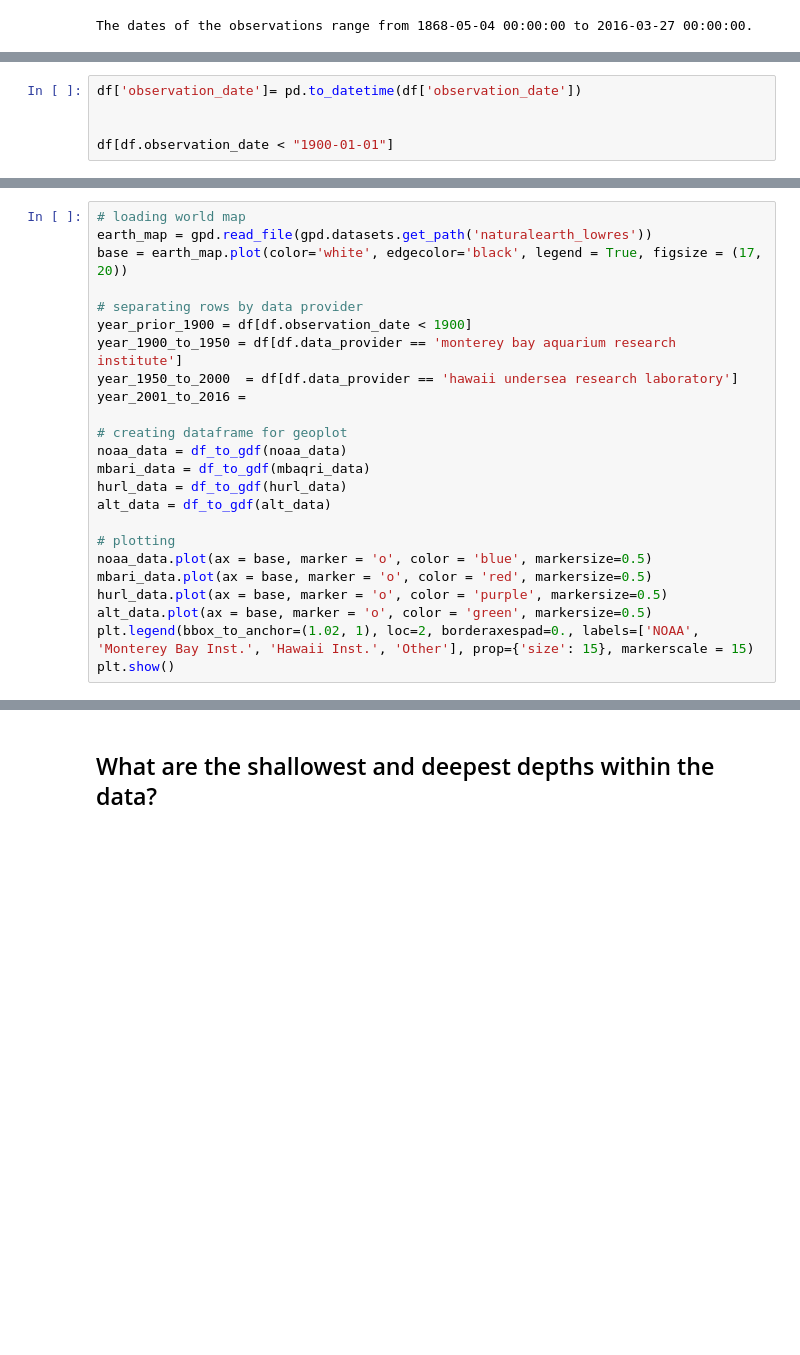
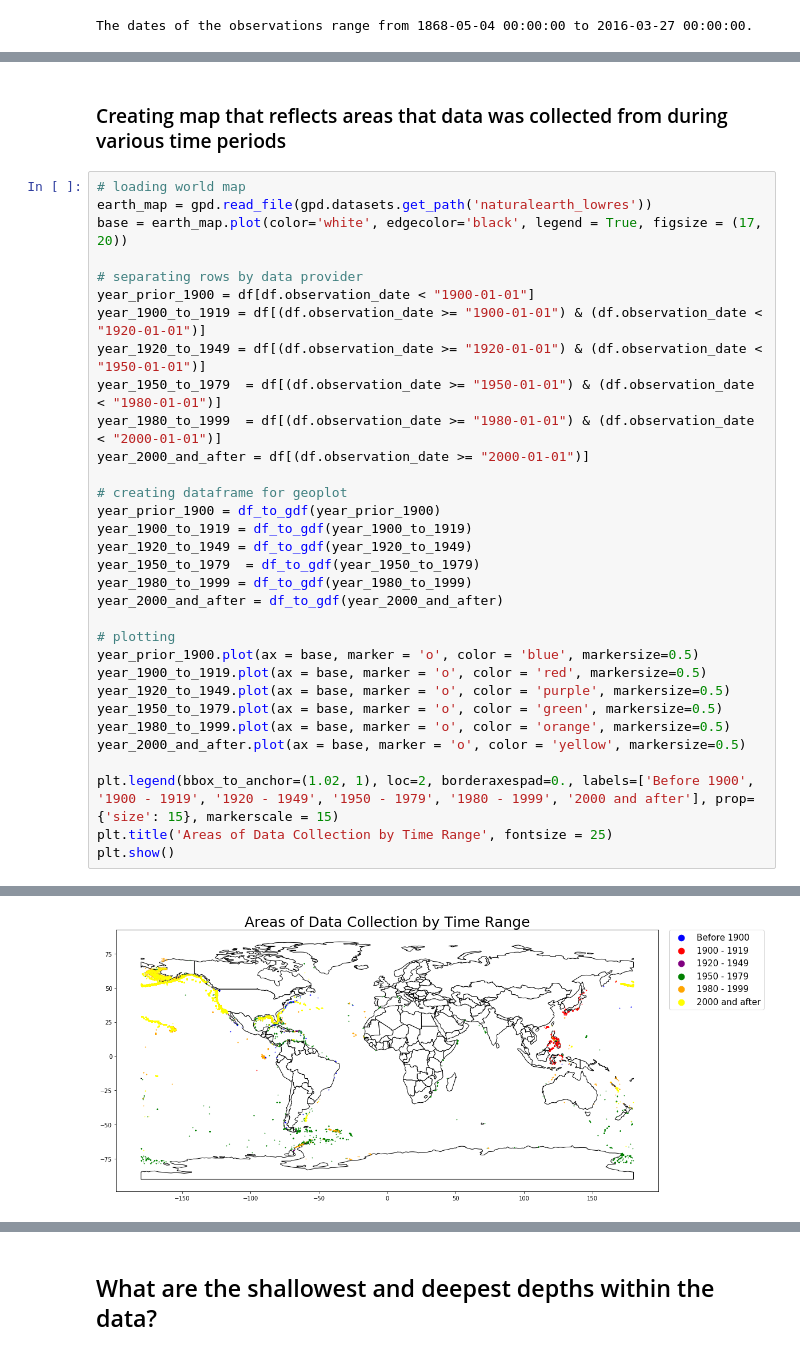
Before and after one commit to SamuelD-Data/deep_sea_corals_project, a Jupyter notebook: deep_sea_corals_project_notebook.ipynb, the cells around one changed output, grey strips where cells are left out. Saved outputs shown, nothing was run; the diff lists cells and outputs as text; blank space fills up the shorter version.

```diff
--- a/deep_sea_corals_project_notebook.ipynb
+++ b/deep_sea_corals_project_notebook.ipynb
@@ -269,5 +277,0 @@ The dates of the observations range from 1868-05-04 00:00:00 to 2016-03-27 00:00
-# %%
-df['observation_date']= pd.to_datetime(df['observation_date'])
-
-
-df[df.observation_date < "1900-01-01"]
@@ -288,25 +280,35 @@ df[df.observation_date < "1900-01-01"]
+# %% [markdown]
+### Creating map that reflects areas that data was collected from during various time periods
 # %%
 # loading world map
 earth_map = gpd.read_file(gpd.datasets.get_path('naturalearth_lowres'))
 base = earth_map.plot(color='white', edgecolor='black', legend = True, figsize = (17, 20))
 
 # separating rows by data provider
-year_prior_1900 = df[df.observation_date < 1900]
-year_1900_to_1950 = df[df.data_provider == 'monterey bay aquarium research institute']
-year_1950_to_2000  = df[df.data_provider == 'hawaii undersea research laboratory']
-year_2001_to_2016 =
+year_prior_1900 = df[df.observation_date < "1900-01-01"]
+year_1900_to_1919 = df[(df.observation_date >= "1900-01-01") & (df.observation_date < "1920-01-01")]
+year_1920_to_1949 = df[(df.observation_date >= "1920-01-01") & (df.observation_date < "1950-01-01")]
+year_1950_to_1979  = df[(df.observation_date >= "1950-01-01") & (df.observation_date < "1980-01-01")]
+year_1980_to_1999  = df[(df.observation_date >= "1980-01-01") & (df.observation_date < "2000-01-01")]
+year_2000_and_after = df[(df.observation_date >= "2000-01-01")]
 
 # creating dataframe for geoplot
-noaa_data = df_to_gdf(noaa_data)
-mbari_data = df_to_gdf(mbaqri_data)
-hurl_data = df_to_gdf(hurl_data)
-alt_data = df_to_gdf(alt_data)
+year_prior_1900 = df_to_gdf(year_prior_1900)
+year_1900_to_1919 = df_to_gdf(year_1900_to_1919)
+year_1920_to_1949 = df_to_gdf(year_1920_to_1949)
+year_1950_to_1979  = df_to_gdf(year_1950_to_1979)
+year_1980_to_1999 = df_to_gdf(year_1980_to_1999)
+year_2000_and_after = df_to_gdf(year_2000_and_after)
 
 # plotting
-noaa_data.plot(ax = base, marker = 'o', color = 'blue', markersize=0.5)
-mbari_data.plot(ax = base, marker = 'o', color = 'red', markersize=0.5)
-hurl_data.plot(ax = base, marker = 'o', color = 'purple', markersize=0.5)
-alt_data.plot(ax = base, marker = 'o', color = 'green', markersize=0.5)
-plt.legend(bbox_to_anchor=(1.02, 1), loc=2, borderaxespad=0., labels=['NOAA', 'Monterey Bay Inst.', 'Hawaii Inst.', 'Other'], prop={'size': 15}, markerscale = 15)
+year_prior_1900.plot(ax = base, marker = 'o', color = 'blue', markersize=0.5)
+year_1900_to_1919.plot(ax = base, marker = 'o', color = 'red', markersize=0.5)
+year_1920_to_1949.plot(ax = base, marker = 'o', color = 'purple', markersize=0.5)
+year_1950_to_1979.plot(ax = base, marker = 'o', color = 'green', markersize=0.5)
+year_1980_to_1999.plot(ax = base, marker = 'o', color = 'orange', markersize=0.5)
+year_2000_and_after.plot(ax = base, marker = 'o', color = 'yellow', markersize=0.5)
+
+plt.legend(bbox_to_anchor=(1.02, 1), loc=2, borderaxespad=0., labels=['Before 1900', '1900 - 1919', '1920 - 1949', '1950 - 1979', '1980 - 1999', '2000 and after'], prop={'size': 15}, markerscale = 15)
+plt.title('Areas of Data Collection by Time Range', fontsize = 25)
 plt.show()
 # %% [output]
@@ -313,0 +315 @@ SyntaxError: invalid syntax (<ipython-input-21-8a2973ff1568>, line 9)
+[figure, added]
```
Also changed, not shown: parts of 26 cells of this notebook.
